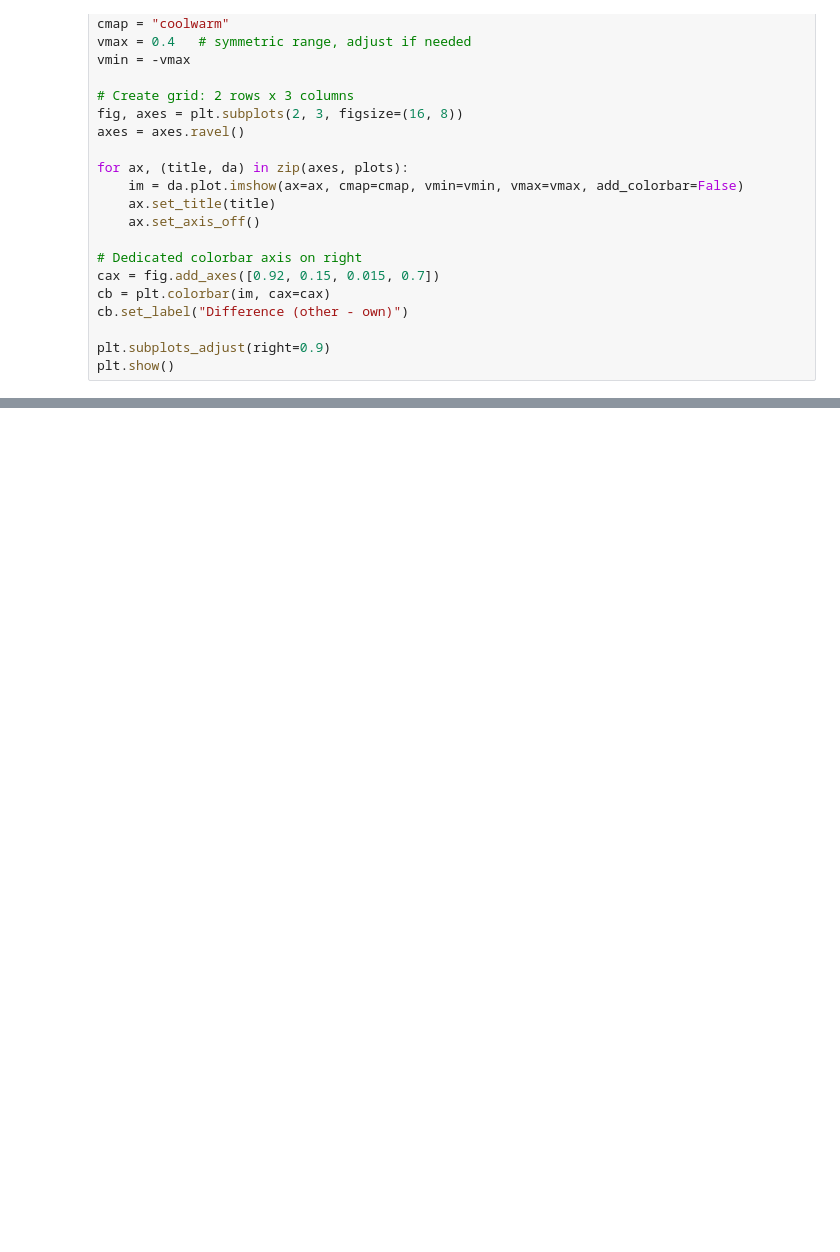
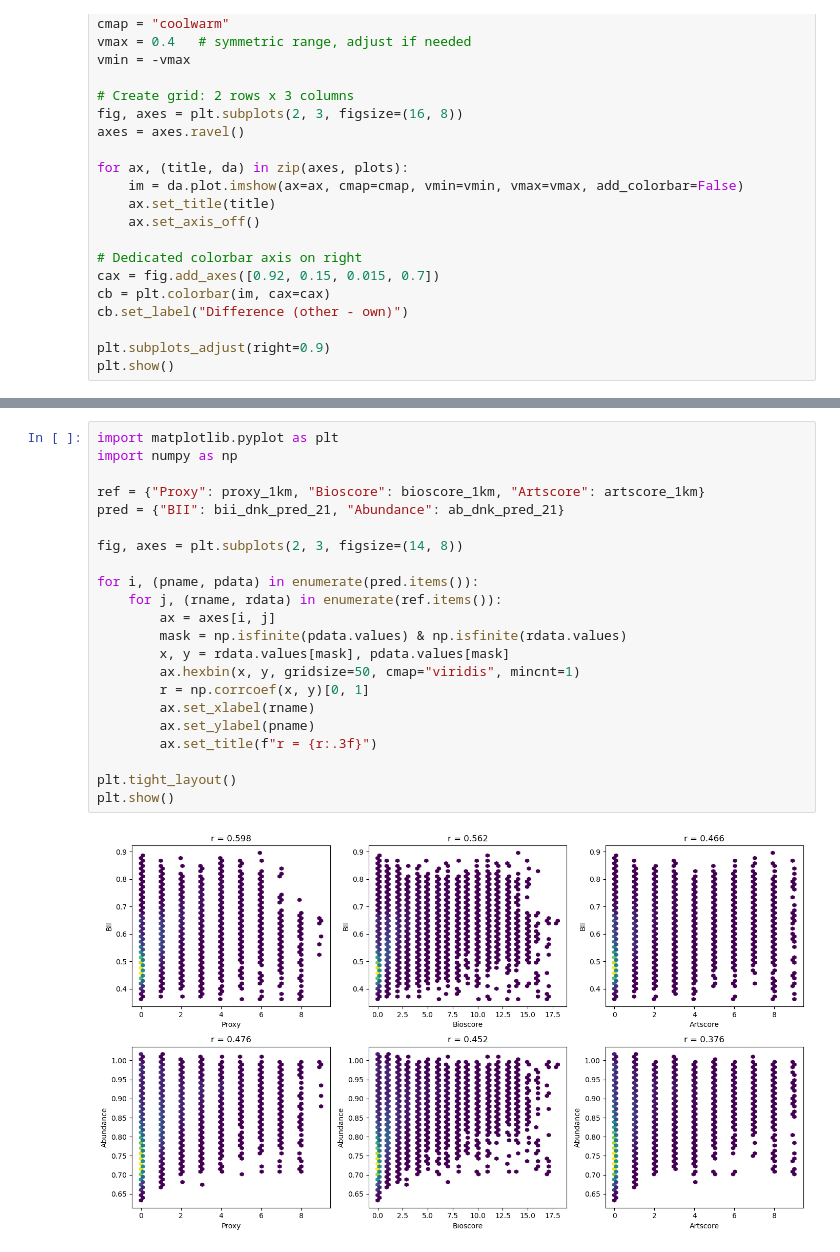
Before and after one commit to Assimila/LEON-P5, a Jupyter notebook: 5_validation.ipynb, the cells around one changed output, grey strips where cells are left out. Cells and saved outputs as stored; diff of their text form; blank space fills up the shorter version.

```diff
--- a/5_validation.ipynb
+++ b/5_validation.ipynb
@@ -662,0 +699,24 @@ plt.show()
+# %%
+import matplotlib.pyplot as plt
+import numpy as np
+
+ref = {"Proxy": proxy_1km, "Bioscore": bioscore_1km, "Artscore": artscore_1km}
+pred = {"BII": bii_dnk_pred_21, "Abundance": ab_dnk_pred_21}
+
+fig, axes = plt.subplots(2, 3, figsize=(14, 8))
+
+for i, (pname, pdata) in enumerate(pred.items()):
+    for j, (rname, rdata) in enumerate(ref.items()):
+        ax = axes[i, j]
+        mask = np.isfinite(pdata.values) & np.isfinite(rdata.values)
+        x, y = rdata.values[mask], pdata.values[mask]
+        ax.hexbin(x, y, gridsize=50, cmap="viridis", mincnt=1)
+        r = np.corrcoef(x, y)[0, 1]
+        ax.set_xlabel(rname)
+        ax.set_ylabel(pname)
+        ax.set_title(f"r = {r:.3f}")
+
+plt.tight_layout()
+plt.show()
+# %% [output]
+[figure, added]
```
Also changed, not shown: parts of 20 cells of this notebook.
